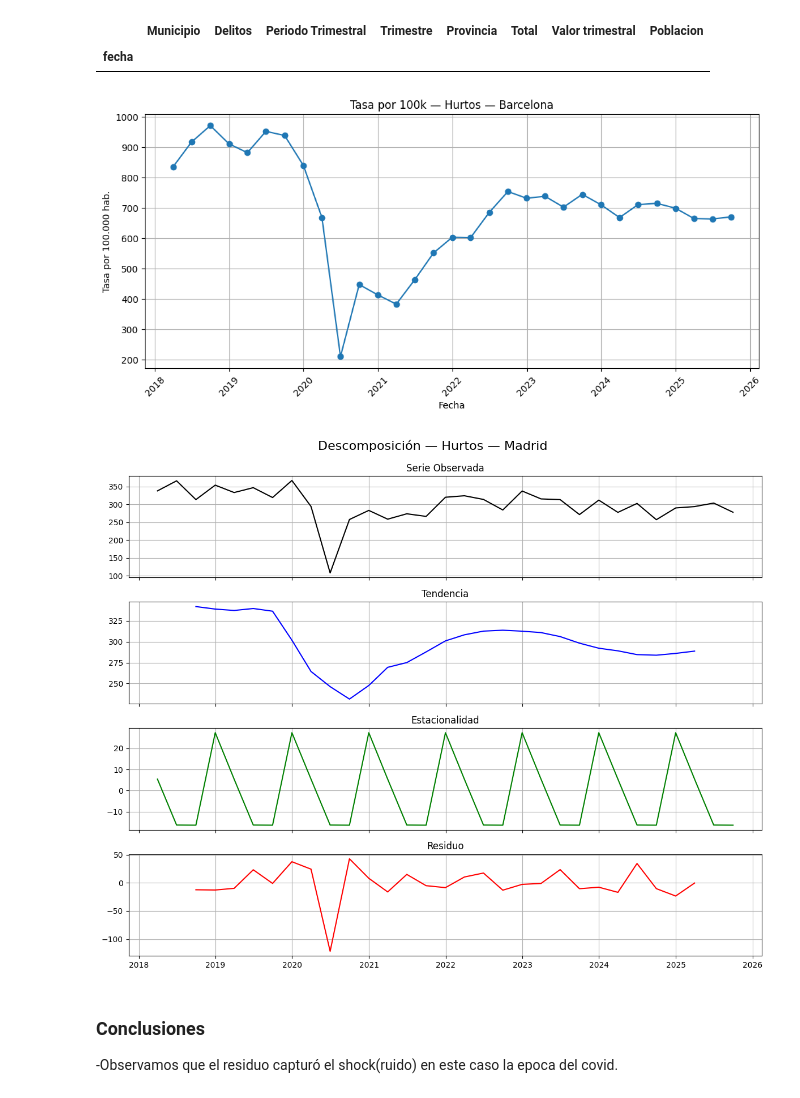
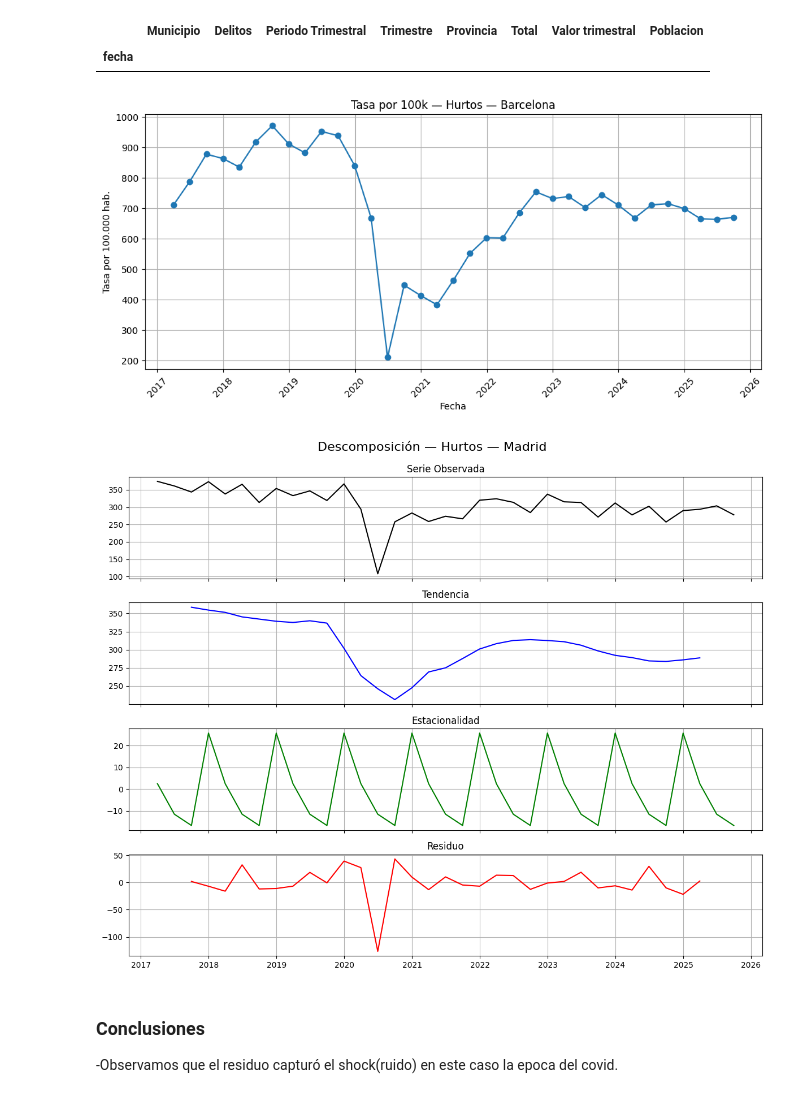
Before and after one commit to 4GeeksAcademy/sp-ml-20-final-project-g4, a Jupyter notebook: src/04_preparacion_series_temporales.ipynb, the cells around one changed output. Saved outputs shown, nothing was run; the diff lists cells and outputs as text; code cells hidden in the pictures.

```diff
--- a/src/04_preparacion_series_temporales.ipynb
+++ b/src/04_preparacion_series_temporales.ipynb
@@ -143,7 +142,7 @@ plt.show()
 
 -En los datos del mnisterio hay un cambio que se hizo de 2016 a 2017, en 2016 solo se tomaban en cuenta unos 19 municipios(por lo menos en Barcelona) y 8 delitos, en 2017 pasaron a 30 municipios y 14 delitos por eso ese pico que vemos en los graficos. Luego podemos obervar una lijera caida en 2020 que fue cuando comenzaron los confinamientos debido al covid y una subida sutil a partir del 2022-2023 que fue cuando empezaron a retirar los confinamientos.
 # %%
-df = df[~df.index.year.isin([2016, 2017])]
+df = df[~df.index.year.isin([2016])]
 # %%
 df["Delitos"].unique()
 # %% [output]
@@ -289,7 +295,7 @@ def plot_tasa(panel, provincia, delito):
 
 plot_tasa(panel, "Barcelona", "Hurtos")
 # %% [output]
-[figure, old version]
+[figure, new version]
 # %%
 def descomponer(panel, provincia, delito):
     # Extraer serie porque nuestro df tiene multiindex, es decir, muchas series dentro de una estrcutura
@@ -297,7 +303,7 @@ def descomponer(panel, provincia, delito):
     serie = panel.xs((provincia, delito), level=["Provincia","Delitos"])["tasa_100k"]
 
     # Asegurar frecuencia trimestral
-    serie = serie.asfreq("QE").interpolate()
+    serie = serie.asfreq("Q").interpolate()
 
     # Descomposición
     descomp = seasonal_decompose(serie, model="additive")
@@ -305,34 +311,34 @@ def descomponer(panel, provincia, delito):
     # Crear figura con 4 subplots separados
     fig, axes = plt.subplots(4, 1, figsize=(12, 10), sharex=True)
     fig.suptitle(f"Descomposición — {delito} — {provincia}", fontsize=16, y=0.95)
 
     # Observed
     axes[0].plot(descomp.observed, label="Observado", color="black")
     axes[0].set_title("Serie Observada")
     axes[0].grid(True)
 
     # Trend
     axes[1].plot(descomp.trend, label="Tendencia", color="blue")
     axes[1].set_title("Tendencia")
     axes[1].grid(True)
 
     # Seasonal
     axes[2].plot(descomp.seasonal, label="Estacionalidad", color="green")
     axes[2].set_title("Estacionalidad")
     axes[2].grid(True)
 
     # Residual
     axes[3].plot(descomp.resid, label="Residuo", color="red")
     axes[3].set_title("Residuo")
     axes[3].grid(True)
 
     plt.tight_layout(rect=[0, 0, 1, 0.96])
     plt.show()
 
 
 descomponer(panel, "Madrid","Hurtos")
 # %% [output]
-[figure, old version]
+[figure, new version]
 # %% [markdown]
 ### Conclusiones
 
```
Also changed, not shown: parts of 17 cells of this notebook, 8 other files.
